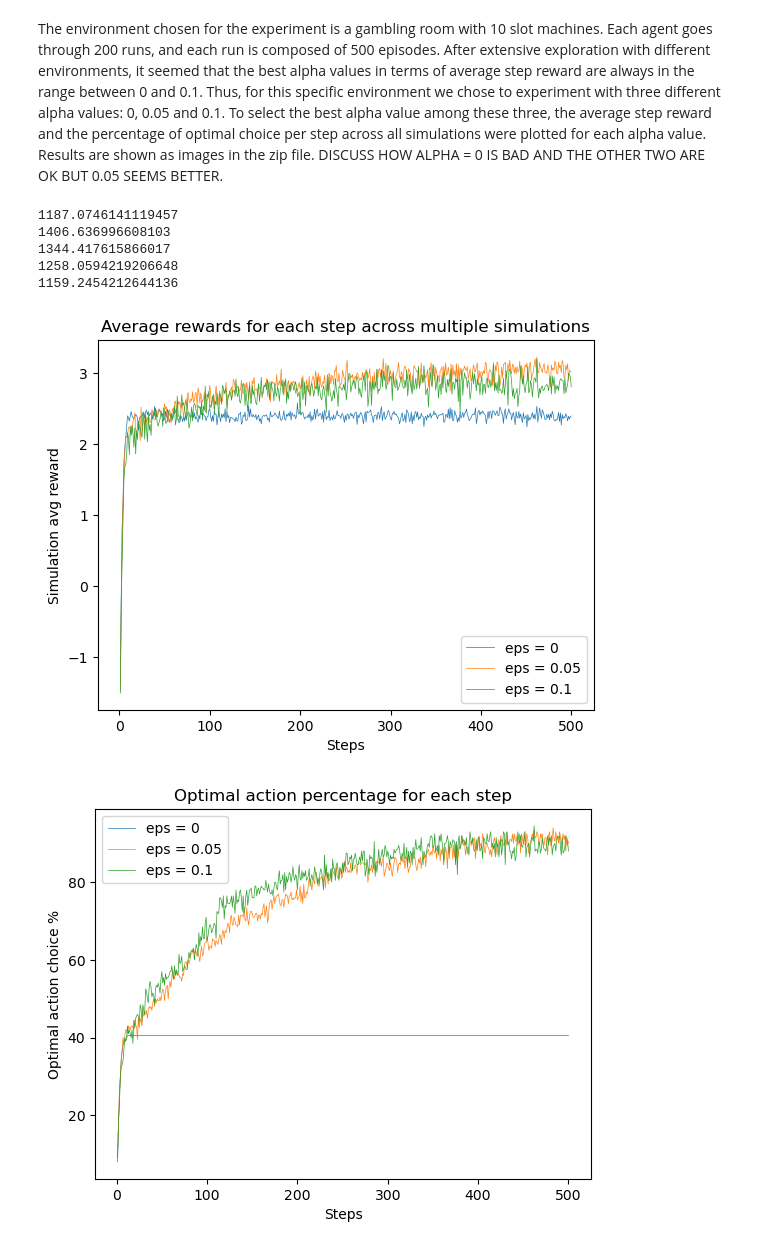
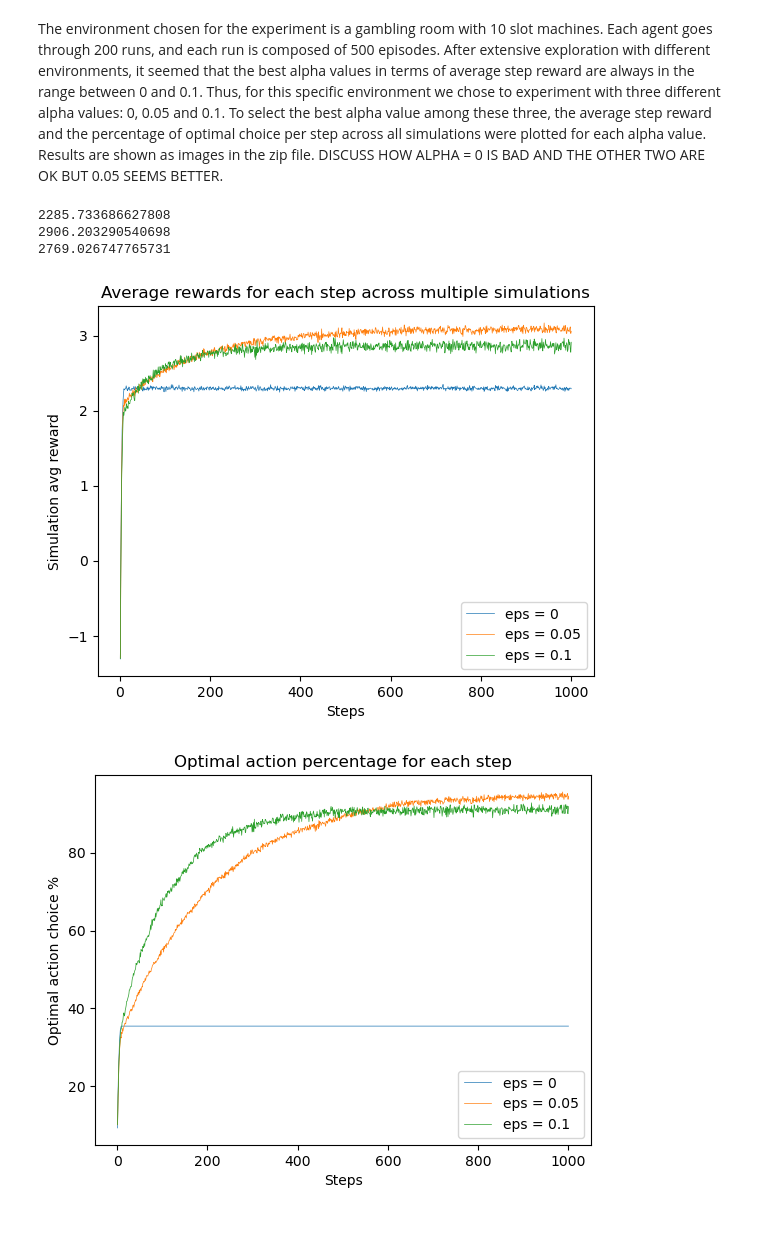
Before and after one commit to leonardocarboni/aml-carboni-bais, a Jupyter notebook: AML_ass1Finale.ipynb, the cells around one changed output. Drawn from its saved outputs; the diff is of its cells as text; code cells hidden in the pictures.

```diff
--- a/AML_ass1Finale.ipynb
+++ b/AML_ass1Finale.ipynb
@@ -263,8 +263,8 @@ import matplotlib.pyplot as plt
 import pandas as pd
 num_action = 10
 num_seed = 42
-num_runs = 200  # number of simulation runs
-num_episodes = 500  # number of steps in each run
+num_runs = 2000  # number of simulation runs
+num_episodes = 1000  # number of steps in each run
 
 # set up the random seed
 np.random.seed(num_seed)
@@ -283,11 +283,11 @@ for i, sm in enumerate(env.r_machines):
         best_action = i
 
 # show the action space
-data = pd.DataFrame({'epsilon': [0, 0.05, 0.1, 0.15, 0.2], 'avg_step_rewards': [[]]*5, 'best_action_perc': [[]]*5})
-steps_list = [[]]*5
-eps_ba = [[]]*5
+data = pd.DataFrame({'epsilon': [0, 0.05, 0.1], 'avg_step_rewards': [[]]*3, 'best_action_perc': [[]]*3})
+steps_list = [[]]*3
+eps_ba = [[]]*3
 
-for i_eps, epsilon in enumerate([0, 0.05, 0.1, 0.15, 0.2]):
+for i_eps, epsilon in enumerate([0, 0.05, 0.1]):
     step_ba = np.zeros(num_episodes)
     steps_reward = np.zeros((num_runs, num_episodes))
     sims = np.zeros(num_runs)
@@ -302,43 +302,41 @@ for i_eps, epsilon in enumerate([0, 0.05, 0.1, 0.15, 0.2]):
             steps_reward[i_run, i_step] = reward
             if action == best_action:
                 step_ba[i_step] += 1
         sims[i_run] = reward_tot
     eps_ba[i_eps] = step_ba * 100 / num_runs
     print(np.mean(sims))
     steps_avg_reward = np.mean(steps_reward, axis = 0)
     steps_list[i_eps] = steps_avg_reward
 env.close()
 data['avg_step_rewards'] = steps_list
 data['best_action_perc'] = eps_ba
 
 # avg reward plot
-plot1, = plt.plot(np.arange(1,501,1), data['avg_step_rewards'][0], label = 'eps = 0', linewidth = 0.5)
+plot1, = plt.plot(np.arange(1,1001,1), data['avg_step_rewards'][0], label = 'eps = 0', linewidth = 0.5)
 
-plot2, = plt.plot(np.arange(1,501,1),data['avg_step_rewards'][1], label = 'eps = 0.05', linewidth = 0.5)
+plot2, = plt.plot(np.arange(1,1001,1),data['avg_step_rewards'][1], label = 'eps = 0.05', linewidth = 0.5)
 
-plot3, = plt.plot(np.arange(1,501,1), data['avg_step_rewards'][2], label = 'eps = 0.1', linewidth = 0.5)
+plot3, = plt.plot(np.arange(1,1001,1), data['avg_step_rewards'][2], label = 'eps = 0.1', linewidth = 0.5)
 plt.legend(handles = [plot1, plot2, plot3])
 plt.xlabel("Steps")
 plt.ylabel("Simulation avg reward")
 plt.title("Average rewards for each step across multiple simulations")
 plt.show()
 
 # %optimal action plot
-plot1, = plt.plot(np.arange(1,501,1), data['best_action_perc'][0], label = 'eps = 0', linewidth = 0.5)
+plot1, = plt.plot(np.arange(1,1001,1), data['best_action_perc'][0], label = 'eps = 0', linewidth = 0.5)
 
-plot2, = plt.plot(np.arange(1,501,1),data['best_action_perc'][1], label = 'eps = 0.05', linewidth = 0.5)
+plot2, = plt.plot(np.arange(1,1001,1),data['best_action_perc'][1], label = 'eps = 0.05', linewidth = 0.5)
 
-plot3, = plt.plot(np.arange(1,501,1), data['best_action_perc'][2], label = 'eps = 0.1', linewidth = 0.5)
+plot3, = plt.plot(np.arange(1,1001,1), data['best_action_perc'][2], label = 'eps = 0.1', linewidth = 0.5)
 plt.legend(handles = [plot1, plot2, plot3])
 plt.xlabel("Steps")
 plt.ylabel("Optimal action choice %")
 plt.title("Optimal action percentage for each step")
 plt.show()
 # %% [output]
-1187.0746141119457
-1406.636996608103
-1344.417615866017
-1258.0594219206648
-1159.2454212644136
+2285.733686627808
+2906.203290540698
+2769.026747765731
-[figure, old version]
+[figure, new version]
-[figure, old version]
+[figure, new version]
```
Also changed, not shown: parts of 1 cell of this notebook, 1 other file.
